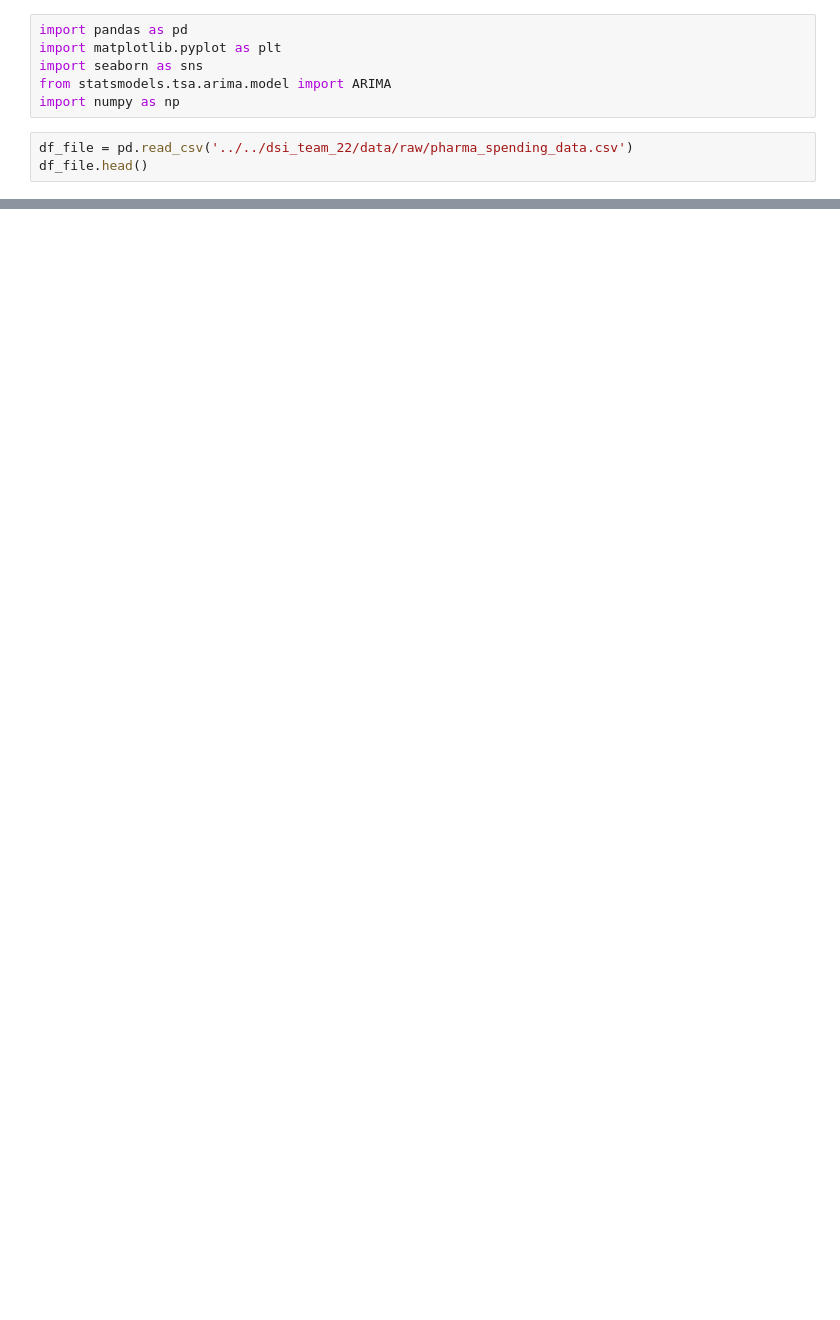
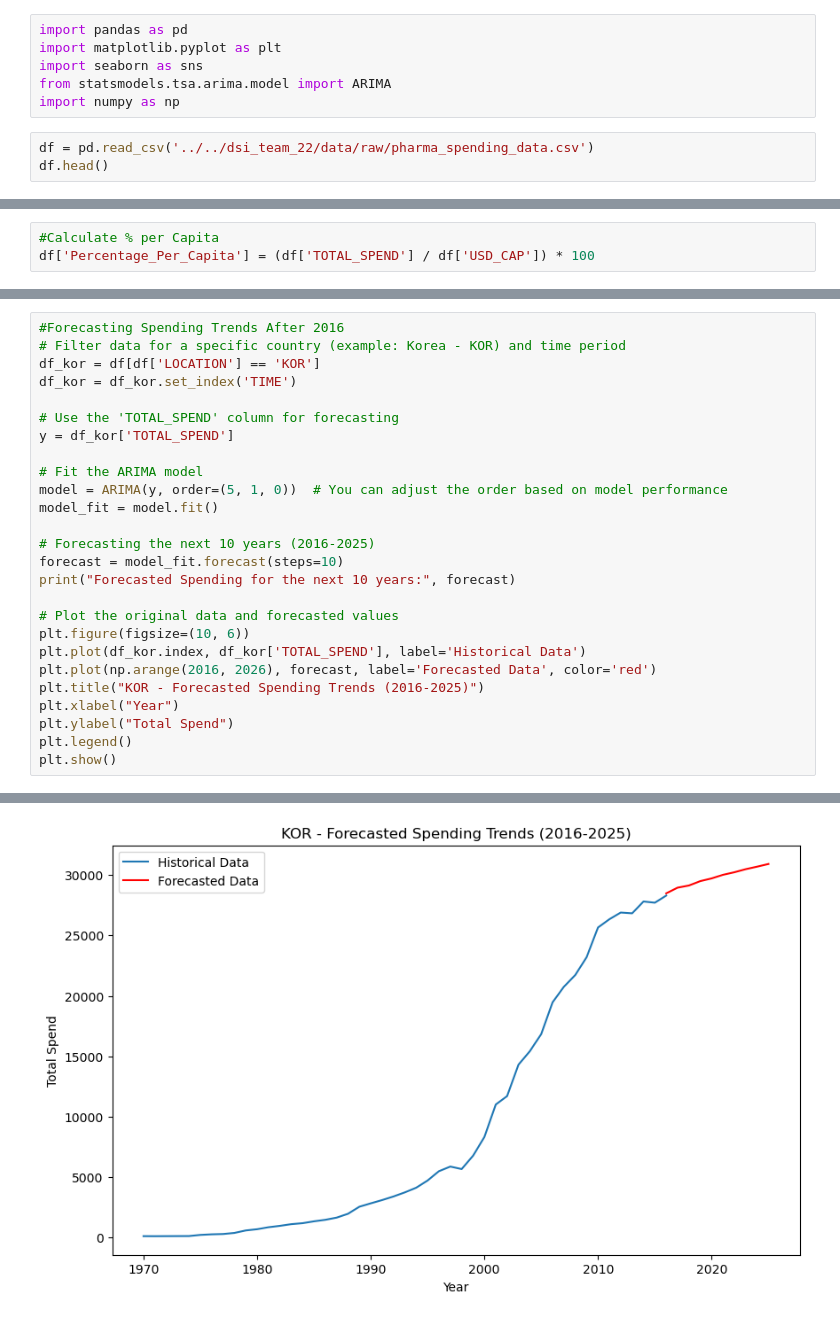
Before and after one commit to amlloren/Pharma-Spending-by-Countries, a Jupyter notebook: experiments/visual.ipynb, the cells around one changed output, grey strips where cells are left out. Saved outputs shown, nothing was run; the diff lists cells and outputs as text; blank space fills up the shorter version.

```diff
--- a/experiments/visual.ipynb
+++ b/experiments/visual.ipynb
@@ -5,6 +5,6 @@ import seaborn as sns
 from statsmodels.tsa.arima.model import ARIMA
 import numpy as np
 # %%
-df_file = pd.read_csv('../../dsi_team_22/data/raw/pharma_spending_data.csv')
-df_file.head()
+df = pd.read_csv('../../dsi_team_22/data/raw/pharma_spending_data.csv')
+df.head()
 # %% [output]
@@ -11,0 +17,3 @@ FileNotFoundError: [Errno 2] No such file or directory: '../../dsi_team_22/data/
+# %%
+#Calculate % per Capita
+df['Percentage_Per_Capita'] = (df['TOTAL_SPEND'] / df['USD_CAP']) * 100
@@ -11,0 +77,27 @@ FileNotFoundError: [Errno 2] No such file or directory: '../../dsi_team_22/data/
+# %%
+#Forecasting Spending Trends After 2016
+# Filter data for a specific country (example: Korea - KOR) and time period
+df_kor = df[df['LOCATION'] == 'KOR']
+df_kor = df_kor.set_index('TIME')
+
+# Use the 'TOTAL_SPEND' column for forecasting
+y = df_kor['TOTAL_SPEND']
+
+# Fit the ARIMA model
+model = ARIMA(y, order=(5, 1, 0))  # You can adjust the order based on model performance
+model_fit = model.fit()
+
+# Forecasting the next 10 years (2016-2025)
+forecast = model_fit.forecast(steps=10)
+print("Forecasted Spending for the next 10 years:", forecast)
+
+# Plot the original data and forecasted values
+plt.figure(figsize=(10, 6))
+plt.plot(df_kor.index, df_kor['TOTAL_SPEND'], label='Historical Data')
+plt.plot(np.arange(2016, 2026), forecast, label='Forecasted Data', color='red')
+plt.title("KOR - Forecasted Spending Trends (2016-2025)")
+plt.xlabel("Year")
+plt.ylabel("Total Spend")
+plt.legend()
+plt.show()
+# %% [output]
@@ -11,0 +115 @@ FileNotFoundError: [Errno 2] No such file or directory: '../../dsi_team_22/data/
+[figure, added]
```
Also changed, not shown: parts of 8 cells of this notebook.
